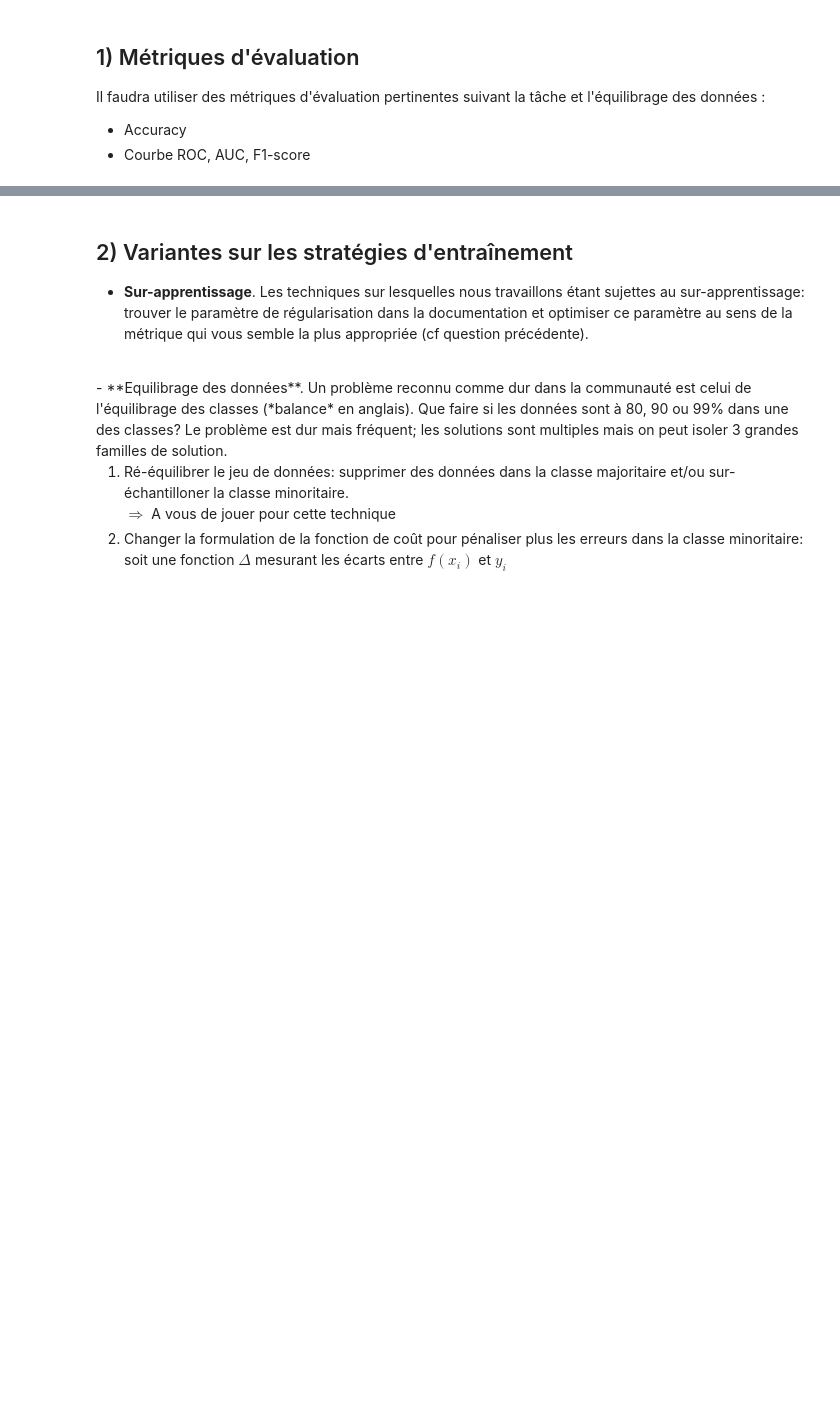
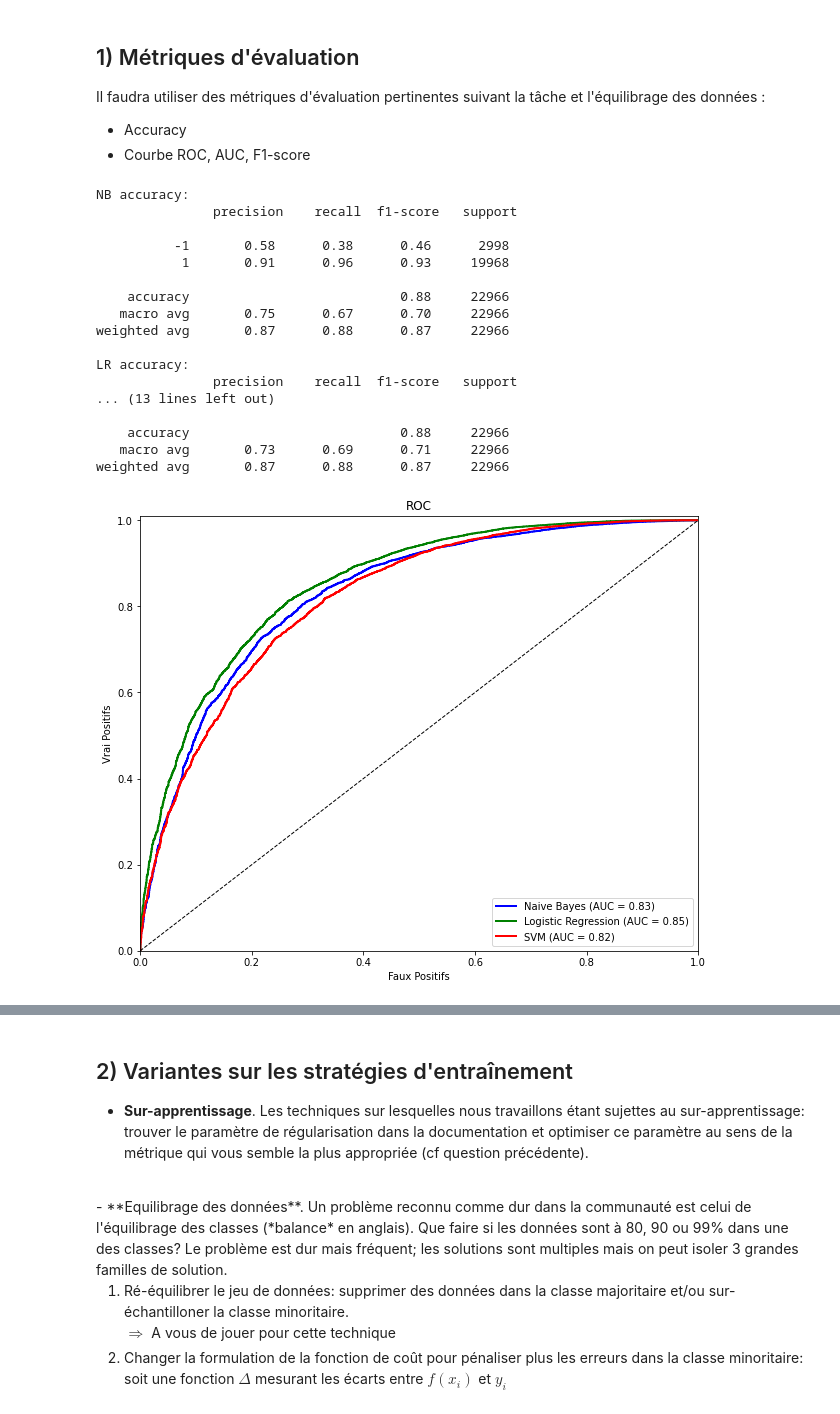
Before and after one commit to TitouanUniLu/projet-RI, a Jupyter notebook: Projet/1_1-BoW-Project.ipynb, the cells around one changed output, grey strips where cells are left out. Cells and saved outputs as stored; diff of their text form; code cells hidden in the pictures; blank space fills up the shorter version.

```diff
--- a/Projet/1_1-BoW-Project.ipynb
+++ b/Projet/1_1-BoW-Project.ipynb
@@ -427,3 +427,78 @@ dtype: int64
 Il faudra utiliser des métriques d'évaluation pertinentes suivant la tâche et l'équilibrage des données :
 - Accuracy
 - Courbe ROC, AUC, F1-score
+# %%
+''' On teste trois modèles: Naive Bayes, SVM, Logistic Regression'''
+
+from sklearn.model_selection import train_test_split
+from sklearn.naive_bayes import MultinomialNB
+from sklearn.linear_model import LogisticRegression
+from sklearn.svm import LinearSVC
+from sklearn.metrics import accuracy_score, classification_report
+from sklearn.metrics import roc_curve, auc
+import matplotlib.pyplot as plt
+
+
+X = CountVectorizer(stop_words=stopwords.words("french")).fit_transform(alltxts)
+X_train, X_test, y_train, y_test = train_test_split(X, alllabs, test_size=0.4, random_state=0)
+
+naive_bayes = MultinomialNB()
+naive_bayes.fit(X_train, y_train)
+
+logistic_reg = LogisticRegression(n_jobs=-1) #n_jobs = -1 pour utiliser tous les processeurs
+logistic_reg.fit(X_train, y_train)
+
+svm = LinearSVC()
+svm.fit(X_train, y_train)
+
+pred_nb = naive_bayes.predict(X_test)
+pred_lr = logistic_reg.predict(X_test)
+pred_svm = svm.predict(X_test)
+
+#fonction de scikit pour print les metriques interresantes
+print(f"NB accuracy: \n {classification_report(y_test, pred_nb)}")
+print(f"LR accuracy: \n {classification_report(y_test, pred_lr)}")
+print(f"SVM accuracy: \n {classification_report(y_test, pred_svm)}")
+
+#on recupere les faux positifs et vrai positifs pour chaque modele
+#pour ca on utilise la proba d'apartenir a une classe plutot que la classe predite
+fp_naive_bayes, vp_naive_bayes, _ = roc_curve(y_test, naive_bayes.predict_proba(X_test)[:, 1]) #on recupere la proba de la classe "positive"
+fp_logistic_reg, vp_logistic_reg, _ = roc_curve(y_test, logistic_reg.predict_proba(X_test)[:, 1])
+fp_svm, vp_svm, _ = roc_curve(y_test, svm.decision_function(X_test))
+#le _ ici permet d'ignorer la veleur du threshold comme on l'utilise pas ici
+
+roc_auc_nb = auc(fp_naive_bayes, vp_naive_bayes)
+roc_auc_lr = auc(fp_logistic_reg, vp_logistic_reg)
+roc_auc_svm = auc(fp_svm, vp_svm)
+
+plt.figure(figsize=(10, 8))
+plt.plot(fp_naive_bayes, vp_naive_bayes, color='blue', lw=2, label=f'Naive Bayes (AUC = {roc_auc_nb:.2f})') #le :.2f permet d'avoir la valeur au centieme pres
+plt.plot(fp_logistic_reg, vp_logistic_reg, color='green', lw=2, label=f'Logistic Regression (AUC = {roc_auc_lr:.2f})')
+plt.plot(fp_svm, vp_svm, color='red', lw=2, label=f'SVM (AUC = {roc_auc_svm:.2f})')
+plt.plot([0, 1], [0, 1], color='black', lw=1, linestyle='--') #random classifier
+plt.xlim([0.0, 1.0]) #limite des valeurs pour les axes
+plt.ylim([0.0, 1.01]) #je mets un peu plus que 1 ici sinon la visibilité est pas parfaite
+plt.xlabel('Faux Positifs')
+plt.ylabel('Vrai Positifs')
+plt.title('ROC')
+plt.legend(loc="lower right") #legende en bas a droite
+plt.show()
+# %% [output]
+NB accuracy:
+               precision    recall  f1-score   support
+
+          -1       0.58      0.38      0.46      2998
+           1       0.91      0.96      0.93     19968
+
+    accuracy                           0.88     22966
+   macro avg       0.75      0.67      0.70     22966
+weighted avg       0.87      0.88      0.87     22966
+
+LR accuracy:
+               precision    recall  f1-score   support
+... (13 lines left out)
+
+    accuracy                           0.88     22966
+   macro avg       0.73      0.69      0.71     22966
+weighted avg       0.87      0.88      0.87     22966
+[figure, added]
```
Also changed, not shown: parts of 7 cells of this notebook.
